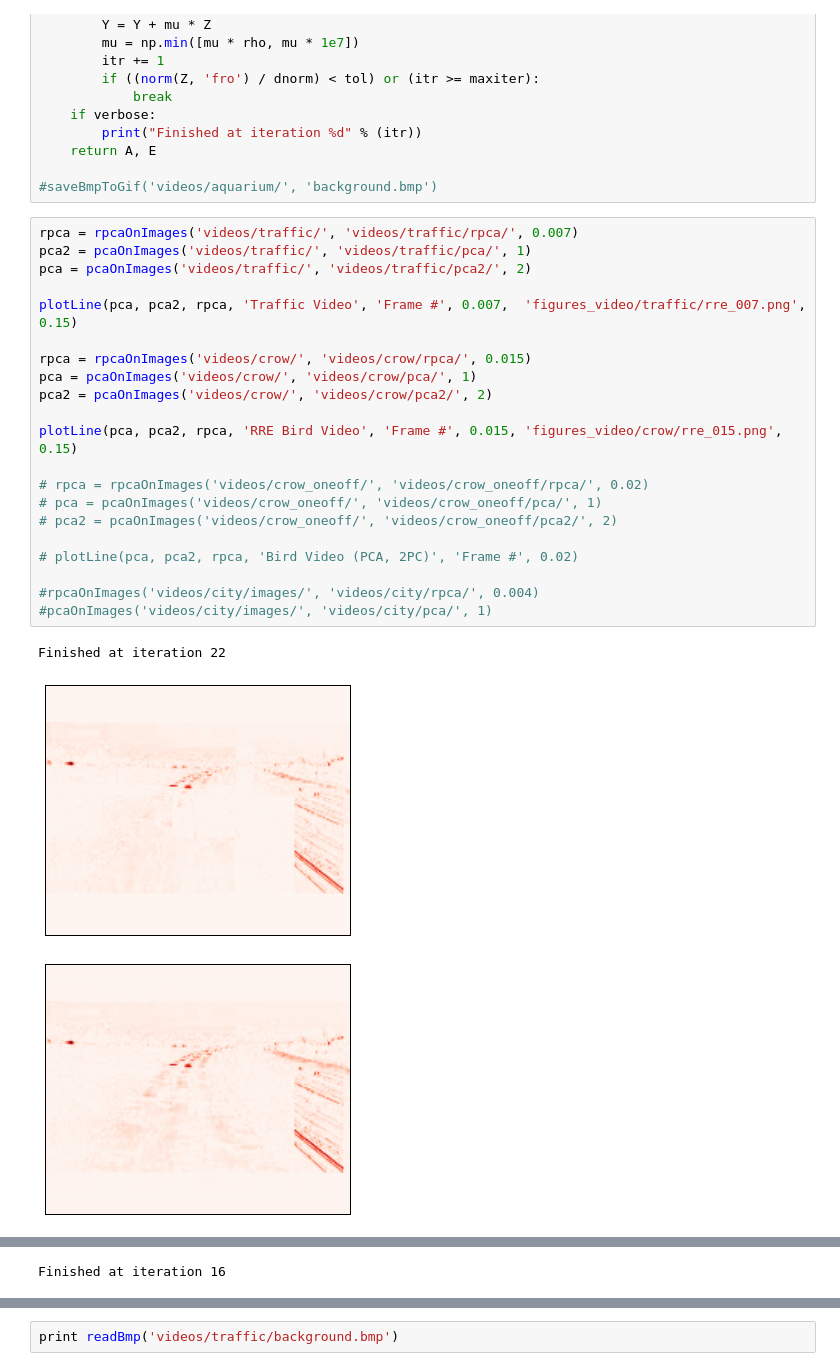
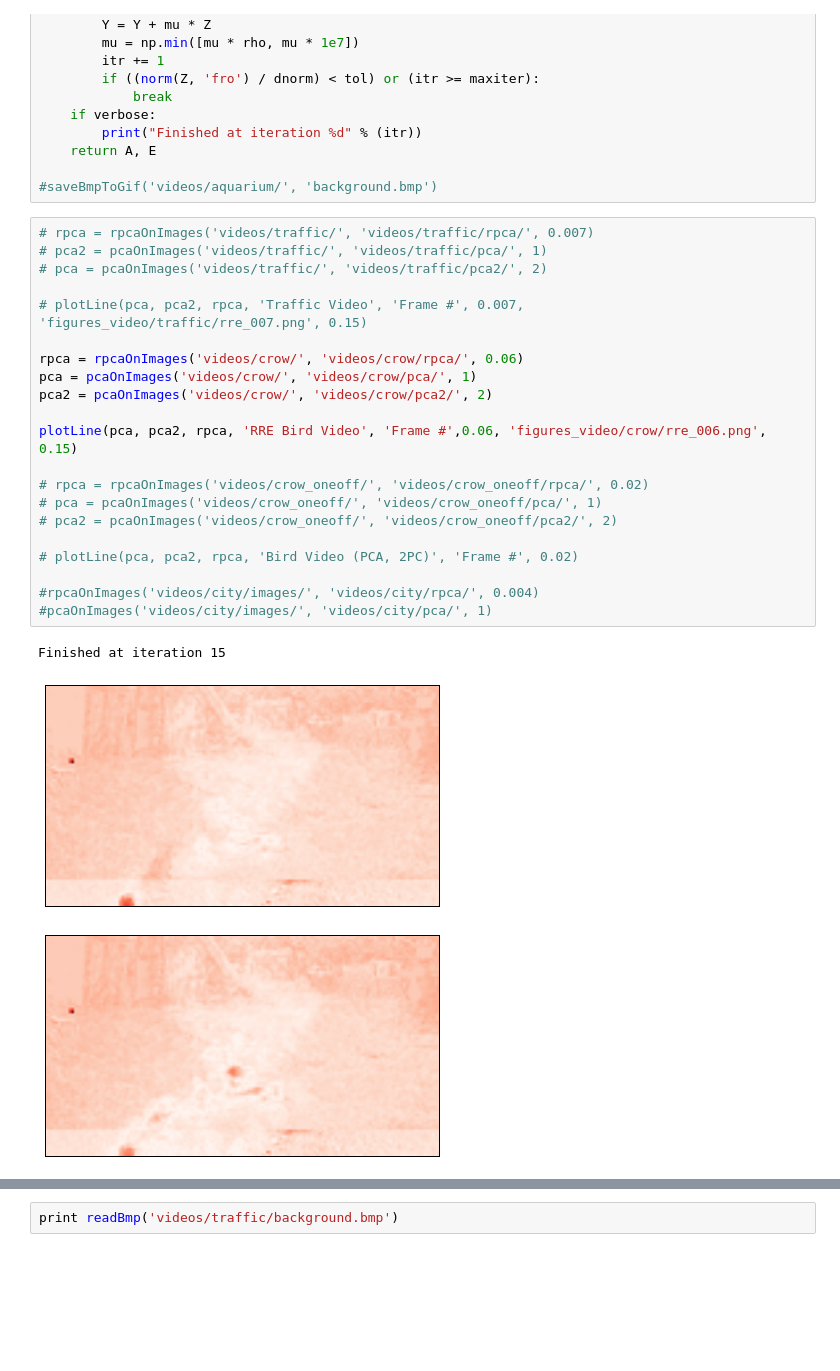
Before and after one commit to ideaterminal/principal-component-analysis, a Jupyter notebook: video_pca.ipynb, the cells around one changed output, grey strips where cells are left out. Cells and saved outputs as stored; diff of their text form; blank space fills up the shorter version.

```diff
--- a/video_pca.ipynb
+++ b/video_pca.ipynb
@@ -179,27 +179,27 @@ def inexact_augmented_lagrange_multiplier(X, lmbda=.01, tol=1e-3,
 
 #saveBmpToGif('videos/aquarium/', 'background.bmp')
 # %%
-rpca = rpcaOnImages('videos/traffic/', 'videos/traffic/rpca/', 0.007)
-pca2 = pcaOnImages('videos/traffic/', 'videos/traffic/pca/', 1)
-pca = pcaOnImages('videos/traffic/', 'videos/traffic/pca2/', 2)
+# rpca = rpcaOnImages('videos/traffic/', 'videos/traffic/rpca/', 0.007)
+# pca2 = pcaOnImages('videos/traffic/', 'videos/traffic/pca/', 1)
+# pca = pcaOnImages('videos/traffic/', 'videos/traffic/pca2/', 2)
 
-plotLine(pca, pca2, rpca, 'Traffic Video', 'Frame #', 0.007,  'figures_video/traffic/rre_007.png', 0.15)
+# plotLine(pca, pca2, rpca, 'Traffic Video', 'Frame #', 0.007,  'figures_video/traffic/rre_007.png', 0.15)
 
-rpca = rpcaOnImages('videos/crow/', 'videos/crow/rpca/', 0.015)
+rpca = rpcaOnImages('videos/crow/', 'videos/crow/rpca/', 0.06)
 pca = pcaOnImages('videos/crow/', 'videos/crow/pca/', 1)
 pca2 = pcaOnImages('videos/crow/', 'videos/crow/pca2/', 2)
 
-plotLine(pca, pca2, rpca, 'RRE Bird Video', 'Frame #', 0.015, 'figures_video/crow/rre_015.png', 0.15)
+plotLine(pca, pca2, rpca, 'RRE Bird Video', 'Frame #',0.06, 'figures_video/crow/rre_006.png', 0.15)
 
 # rpca = rpcaOnImages('videos/crow_oneoff/', 'videos/crow_oneoff/rpca/', 0.02)
 # pca = pcaOnImages('videos/crow_oneoff/', 'videos/crow_oneoff/pca/', 1)
 # pca2 = pcaOnImages('videos/crow_oneoff/', 'videos/crow_oneoff/pca2/', 2)
 
 # plotLine(pca, pca2, rpca, 'Bird Video (PCA, 2PC)', 'Frame #', 0.02)
 
 #rpcaOnImages('videos/city/images/', 'videos/city/rpca/', 0.004)
 #pcaOnImages('videos/city/images/', 'videos/city/pca/', 1)
 # %% [output]
-Finished at iteration 22
+Finished at iteration 15
-[figure, old version]
+[figure, new version]
-[figure, old version]
+[figure, new version]
@@ -208 +207,0 @@ Finished at iteration 22
-Finished at iteration 16
```
Also changed, not shown: parts of 1 cell of this notebook, 27 other files.
